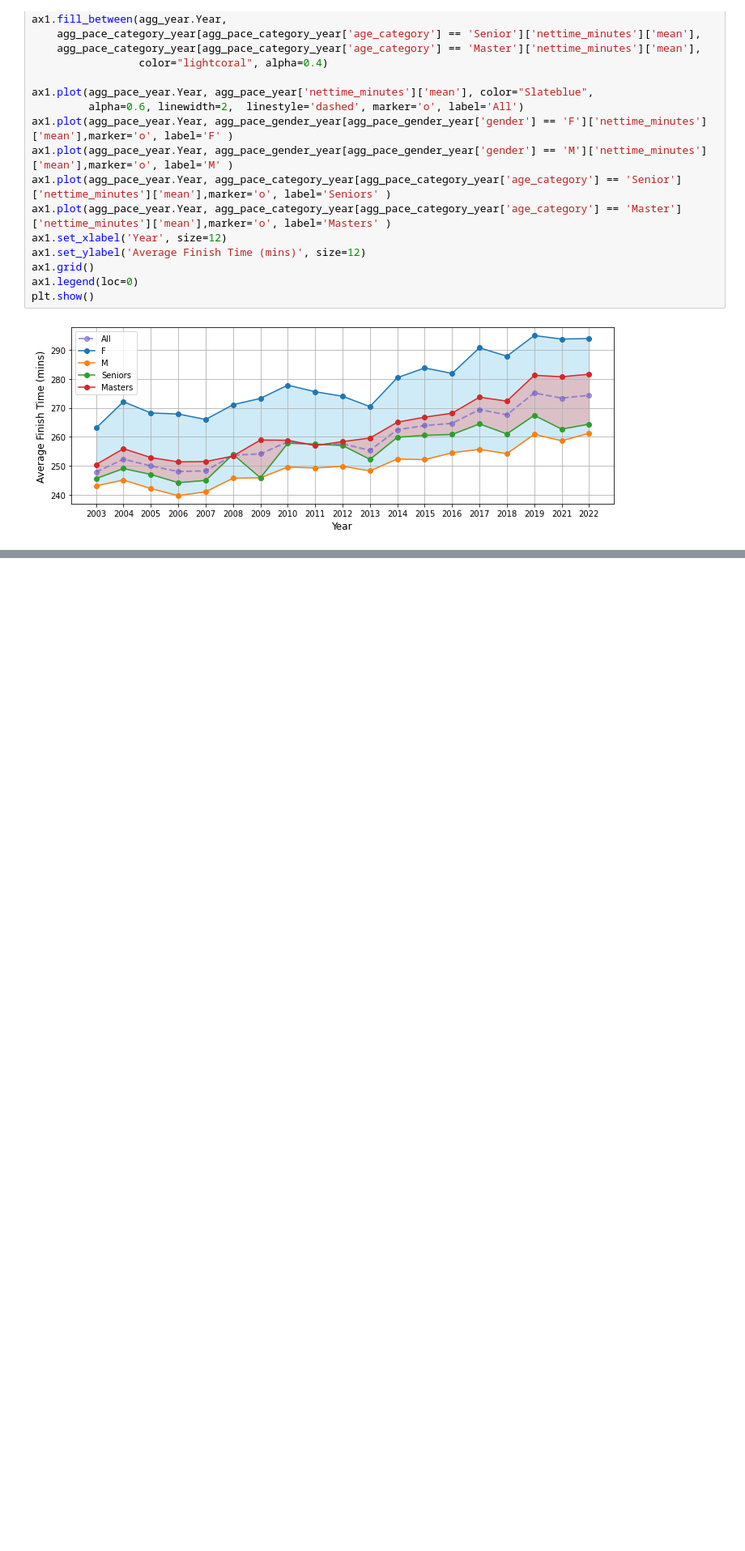
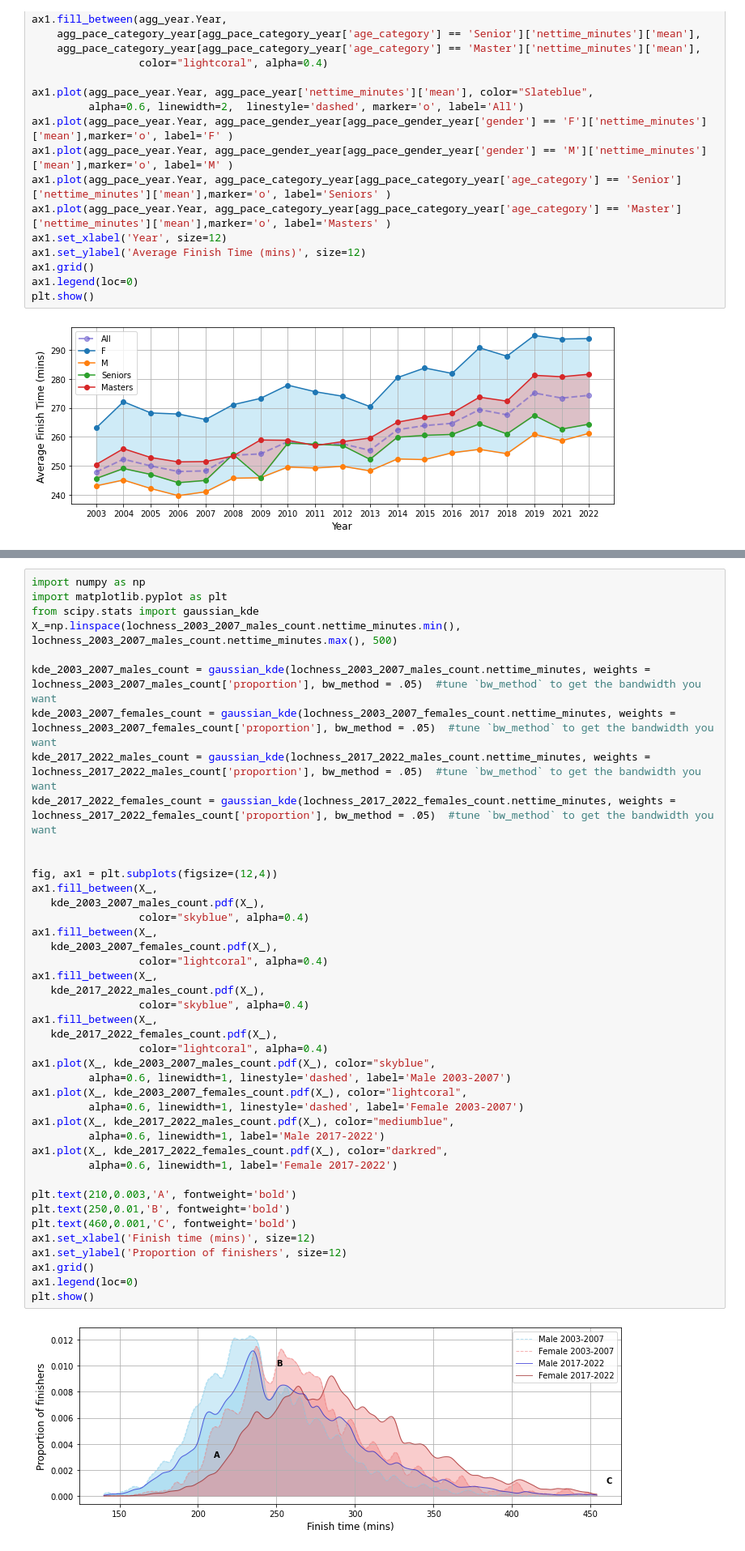
Before and after one commit to corriporai/runpandas, a Jupyter notebook: examples/race_results.ipynb, the cells around one changed output, grey strips where cells are left out. Shown at 81% size. Cells and saved outputs as stored; diff of their text form; blank space fills up the shorter version.

```diff
--- a/examples/race_results.ipynb
+++ b/examples/race_results.ipynb
@@ -481,0 +544,44 @@ It is also interesting to note how gender has a much greater influence on finish
+# %%
+import numpy as np
+import matplotlib.pyplot as plt
+from scipy.stats import gaussian_kde
+X_=np.linspace(lochness_2003_2007_males_count.nettime_minutes.min(), lochness_2003_2007_males_count.nettime_minutes.max(), 500)
+
+kde_2003_2007_males_count = gaussian_kde(lochness_2003_2007_males_count.nettime_minutes, weights = lochness_2003_2007_males_count['proportion'], bw_method = .05)  #tune `bw_method` to get the bandwidth you want
+kde_2003_2007_females_count = gaussian_kde(lochness_2003_2007_females_count.nettime_minutes, weights = lochness_2003_2007_females_count['proportion'], bw_method = .05)  #tune `bw_method` to get the bandwidth you want
+kde_2017_2022_males_count = gaussian_kde(lochness_2017_2022_males_count.nettime_minutes, weights = lochness_2017_2022_males_count['proportion'], bw_method = .05)  #tune `bw_method` to get the bandwidth you want
+kde_2017_2022_females_count = gaussian_kde(lochness_2017_2022_females_count.nettime_minutes, weights = lochness_2017_2022_females_count['proportion'], bw_method = .05)  #tune `bw_method` to get the bandwidth you want
+
+
+fig, ax1 = plt.subplots(figsize=(12,4))
+ax1.fill_between(X_,
+   kde_2003_2007_males_count.pdf(X_),
+                 color="skyblue", alpha=0.4)
+ax1.fill_between(X_,
+   kde_2003_2007_females_count.pdf(X_),
+                 color="lightcoral", alpha=0.4)
+ax1.fill_between(X_,
+   kde_2017_2022_males_count.pdf(X_),
+                 color="skyblue", alpha=0.4)
+ax1.fill_between(X_,
+   kde_2017_2022_females_count.pdf(X_),
+                 color="lightcoral", alpha=0.4)
+ax1.plot(X_, kde_2003_2007_males_count.pdf(X_), color="skyblue",
+         alpha=0.6, linewidth=1, linestyle='dashed', label='Male 2003-2007')
+ax1.plot(X_, kde_2003_2007_females_count.pdf(X_), color="lightcoral",
+         alpha=0.6, linewidth=1, linestyle='dashed', label='Female 2003-2007')
+ax1.plot(X_, kde_2017_2022_males_count.pdf(X_), color="mediumblue",
+         alpha=0.6, linewidth=1, label='Male 2017-2022')
+ax1.plot(X_, kde_2017_2022_females_count.pdf(X_), color="darkred",
+         alpha=0.6, linewidth=1, label='Female 2017-2022')
+
+plt.text(210,0.003,'A', fontweight='bold')
+plt.text(250,0.01,'B', fontweight='bold')
+plt.text(460,0.001,'C', fontweight='bold')
+ax1.set_xlabel('Finish time (mins)', size=12)
+ax1.set_ylabel('Proportion of finishers', size=12)
+ax1.grid()
+ax1.legend(loc=0)
+plt.show()
+# %% [output]
+[figure, added]
```
Also changed, not shown: parts of 26 cells of this notebook.
